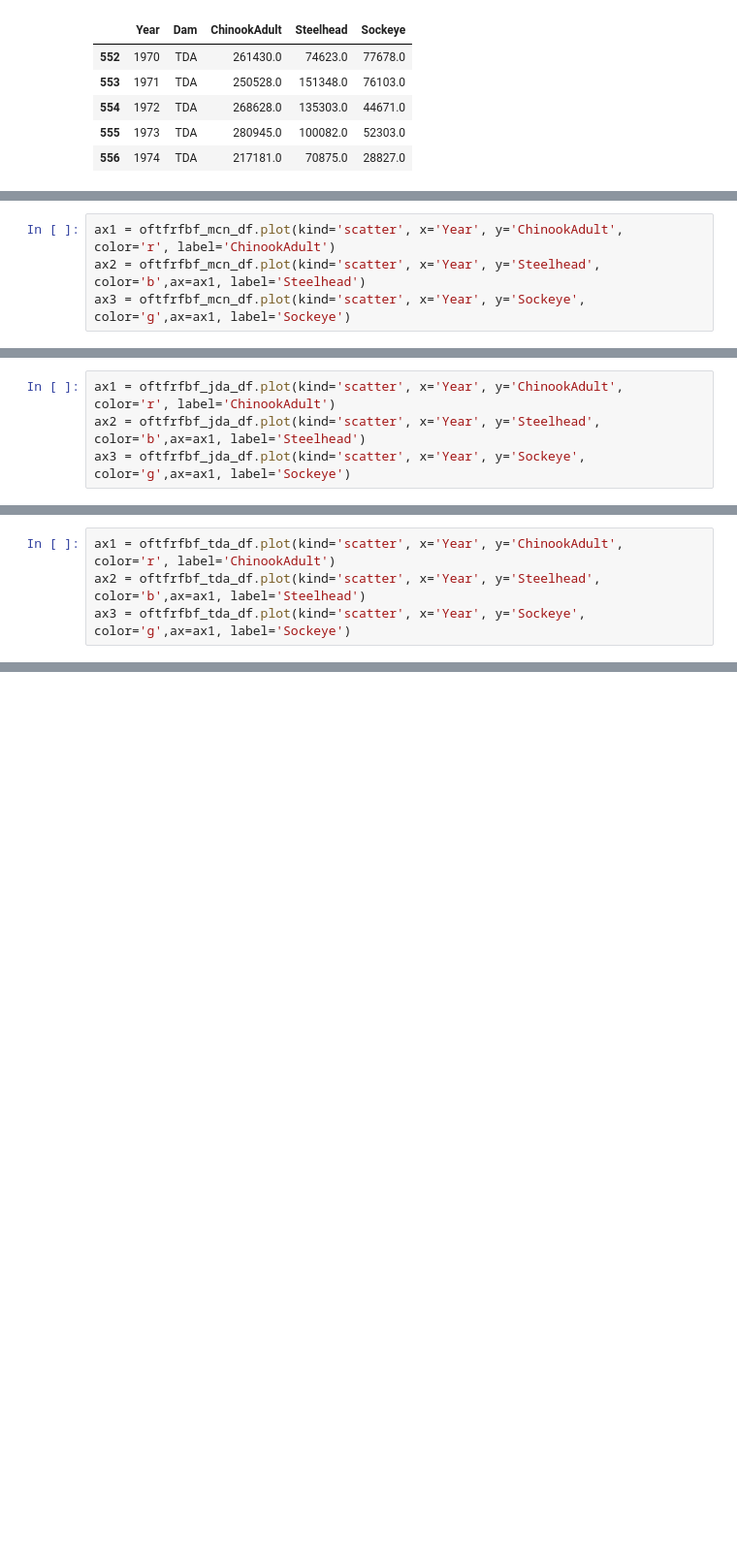
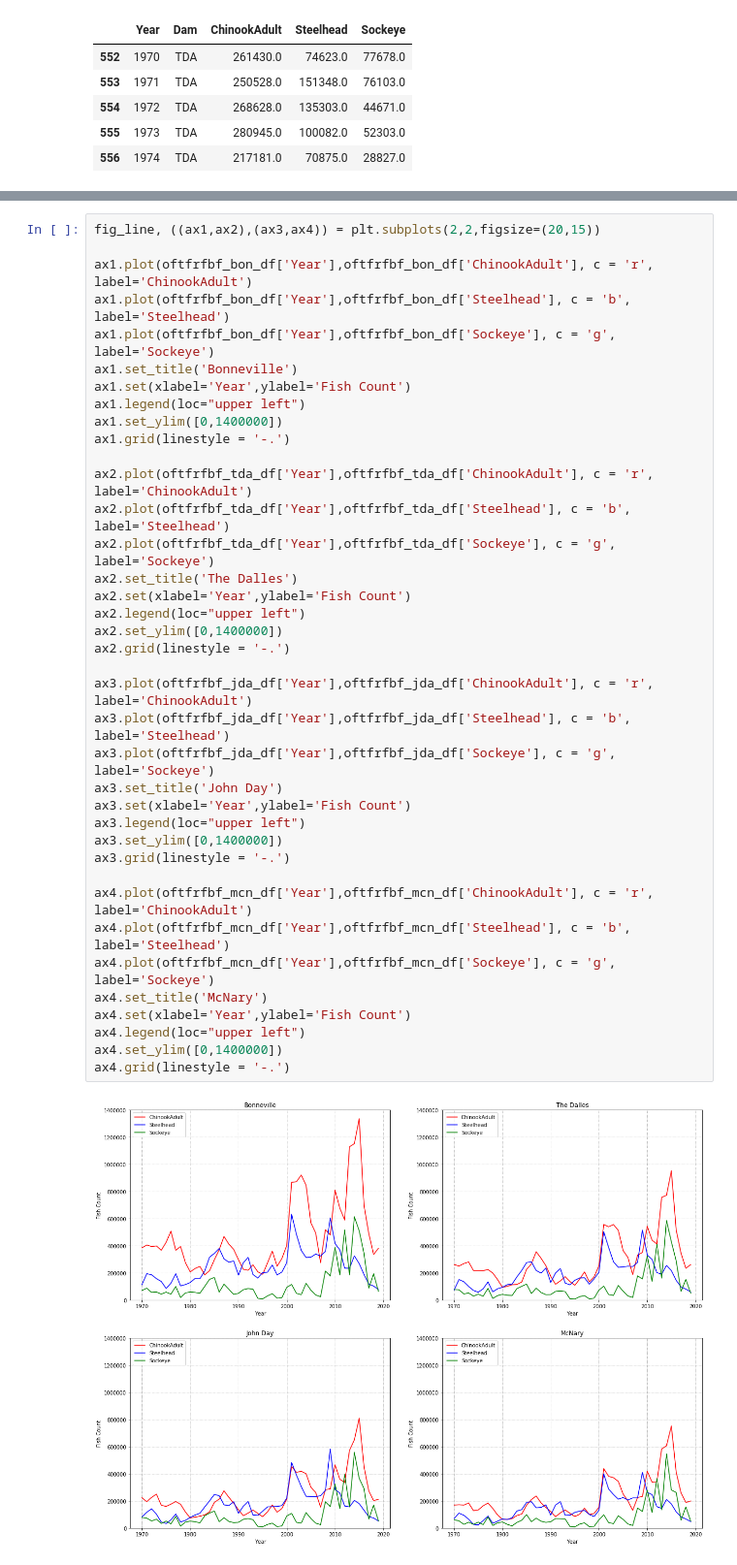
Before and after one commit to davidtracy6984/Climate-Change, a Jupyter notebook: Seems_Fishy.ipynb, the cells around one changed output, grey strips where cells are left out. Shown at 97% size. Saved outputs shown, nothing was run; the diff lists cells and outputs as text; blank space fills up the shorter version.

Commit message:
make a 2x2 grid using line plot to see if one is better than another

```diff
--- a/Seems_Fishy.ipynb
+++ b/Seems_Fishy.ipynb
@@ -84,4 +76,0 @@ bon_ax3 = oftfrfbf_bon_df.plot(kind='scatter', x='Year', y='Sockeye', color='g',
-# %%
-ax1 = oftfrfbf_mcn_df.plot(kind='scatter', x='Year', y='ChinookAdult', color='r', label='ChinookAdult')
-ax2 = oftfrfbf_mcn_df.plot(kind='scatter', x='Year', y='Steelhead', color='b',ax=ax1, label='Steelhead')
-ax3 = oftfrfbf_mcn_df.plot(kind='scatter', x='Year', y='Sockeye', color='g',ax=ax1, label='Sockeye')
@@ -90,4 +76,0 @@ ax3 = oftfrfbf_mcn_df.plot(kind='scatter', x='Year', y='Sockeye', color='g',ax=a
-# %%
-ax1 = oftfrfbf_jda_df.plot(kind='scatter', x='Year', y='ChinookAdult', color='r', label='ChinookAdult')
-ax2 = oftfrfbf_jda_df.plot(kind='scatter', x='Year', y='Steelhead', color='b',ax=ax1, label='Steelhead')
-ax3 = oftfrfbf_jda_df.plot(kind='scatter', x='Year', y='Sockeye', color='g',ax=ax1, label='Sockeye')
@@ -96,4 +76,0 @@ ax3 = oftfrfbf_jda_df.plot(kind='scatter', x='Year', y='Sockeye', color='g',ax=a
-# %%
-ax1 = oftfrfbf_tda_df.plot(kind='scatter', x='Year', y='ChinookAdult', color='r', label='ChinookAdult')
-ax2 = oftfrfbf_tda_df.plot(kind='scatter', x='Year', y='Steelhead', color='b',ax=ax1, label='Steelhead')
-ax3 = oftfrfbf_tda_df.plot(kind='scatter', x='Year', y='Sockeye', color='g',ax=ax1, label='Sockeye')
@@ -120,3 +77,43 @@ No handles with labels found to put in legend.
+# %%
+fig_line, ((ax1,ax2),(ax3,ax4)) = plt.subplots(2,2,figsize=(20,15))
+
+ax1.plot(oftfrfbf_bon_df['Year'],oftfrfbf_bon_df['ChinookAdult'], c = 'r', label='ChinookAdult')
+ax1.plot(oftfrfbf_bon_df['Year'],oftfrfbf_bon_df['Steelhead'], c = 'b', label='Steelhead')
+ax1.plot(oftfrfbf_bon_df['Year'],oftfrfbf_bon_df['Sockeye'], c = 'g', label='Sockeye')
+ax1.set_title('Bonneville')
+ax1.set(xlabel='Year',ylabel='Fish Count')
+ax1.legend(loc="upper left")
+ax1.set_ylim([0,1400000])
+ax1.grid(linestyle = '-.')
+
+ax2.plot(oftfrfbf_tda_df['Year'],oftfrfbf_tda_df['ChinookAdult'], c = 'r', label='ChinookAdult')
+ax2.plot(oftfrfbf_tda_df['Year'],oftfrfbf_tda_df['Steelhead'], c = 'b', label='Steelhead')
+ax2.plot(oftfrfbf_tda_df['Year'],oftfrfbf_tda_df['Sockeye'], c = 'g', label='Sockeye')
+ax2.set_title('The Dalles')
+ax2.set(xlabel='Year',ylabel='Fish Count')
+ax2.legend(loc="upper left")
+ax2.set_ylim([0,1400000])
+ax2.grid(linestyle = '-.')
+
+ax3.plot(oftfrfbf_jda_df['Year'],oftfrfbf_jda_df['ChinookAdult'], c = 'r', label='ChinookAdult')
+ax3.plot(oftfrfbf_jda_df['Year'],oftfrfbf_jda_df['Steelhead'], c = 'b', label='Steelhead')
+ax3.plot(oftfrfbf_jda_df['Year'],oftfrfbf_jda_df['Sockeye'], c = 'g', label='Sockeye')
+ax3.set_title('John Day')
+ax3.set(xlabel='Year',ylabel='Fish Count')
+ax3.legend(loc="upper left")
+ax3.set_ylim([0,1400000])
+ax3.grid(linestyle = '-.')
+
+ax4.plot(oftfrfbf_mcn_df['Year'],oftfrfbf_mcn_df['ChinookAdult'], c = 'r', label='ChinookAdult')
+ax4.plot(oftfrfbf_mcn_df['Year'],oftfrfbf_mcn_df['Steelhead'], c = 'b', label='Steelhead')
+ax4.plot(oftfrfbf_mcn_df['Year'],oftfrfbf_mcn_df['Sockeye'], c = 'g', label='Sockeye')
+ax4.set_title('McNary')
+ax4.set(xlabel='Year',ylabel='Fish Count')
+ax4.legend(loc="upper left")
+ax4.set_ylim([0,1400000])
+ax4.grid(linestyle = '-.')
+# %% [output]
+[figure, added]
 # %%
 fig, ((ax1,ax2),(ax3,ax4)) = plt.subplots(2,2,figsize=(20,15))
 
```
Also changed, not shown: parts of 8 cells of this notebook, 1 other file.
